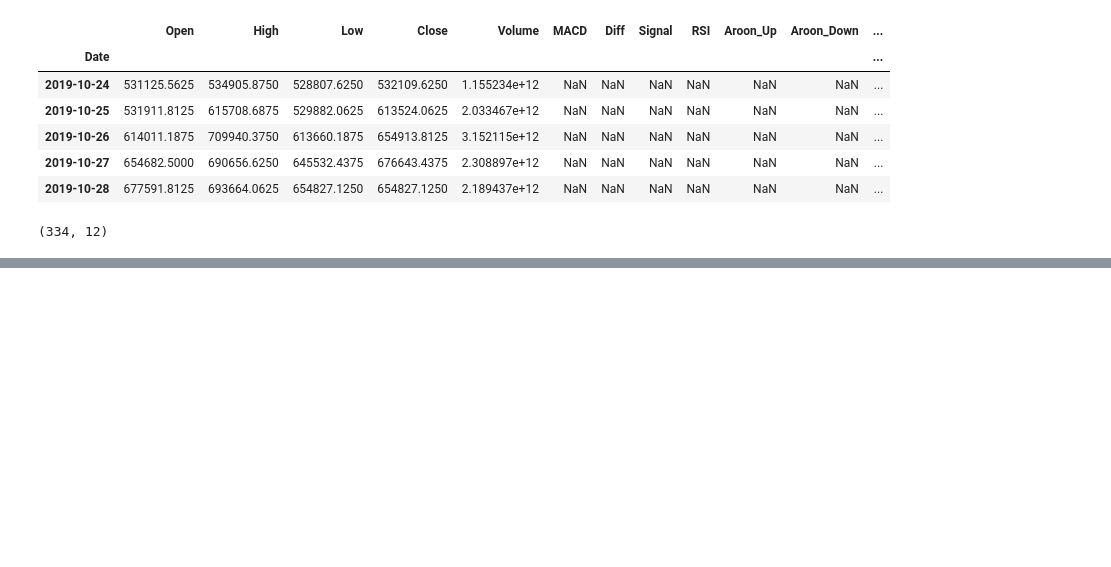
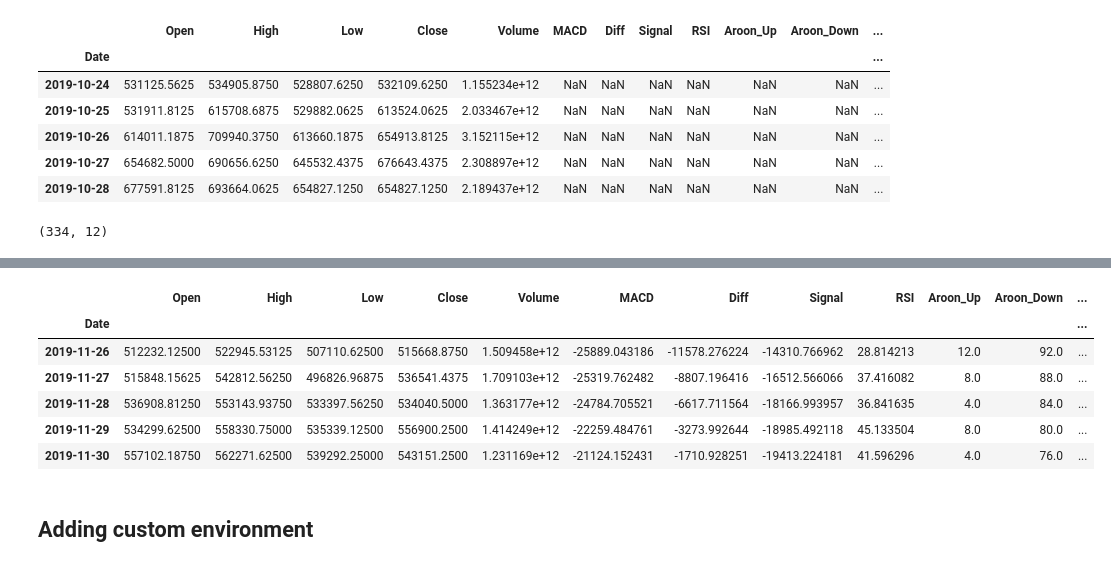
Before and after one commit to Xalt8/Crypto, a Jupyter notebook: reinforcement_learning_trading.ipynb, the cells around one changed output, grey strips where cells are left out. Drawn from its saved outputs; the diff is of its cells as text; code cells hidden in the pictures; blank space fills up the shorter version.

```diff
--- a/reinforcement_learning_trading.ipynb
+++ b/reinforcement_learning_trading.ipynb
@@ -127,0 +134,12 @@ new_df.shape
+# %%
+new_df.head()
+# %% [output]
+|  | Open | High | Low | Close | Volume | MACD | Diff | Signal | RSI | Aroon_Up | Aroon_Down | ... |
+| Date |  |  |  |  |  |  |  |  |  |  |  | ... |
+| 2019-11-26 | 512232.12500 | 522945.53125 | 507110.62500 | 515668.8750 | 1.509458e+12 | -25889.043186 | -11578.276224 | -14310.766962 | 28.814213 | 12.0 | 92.0 | ... |
+| 2019-11-27 | 515848.15625 | 542812.56250 | 496826.96875 | 536541.4375 | 1.709103e+12 | -25319.762482 | -8807.196416 | -16512.566066 | 37.416082 | 8.0 | 88.0 | ... |
+| 2019-11-28 | 536908.81250 | 553143.93750 | 533397.56250 | 534040.5000 | 1.363177e+12 | -24784.705521 | -6617.711564 | -18166.993957 | 36.841635 | 4.0 | 84.0 | ... |
+| 2019-11-29 | 534299.62500 | 558330.75000 | 535339.12500 | 556900.2500 | 1.414249e+12 | -22259.484761 | -3273.992644 | -18985.492118 | 45.133504 | 8.0 | 80.0 | ... |
+| 2019-11-30 | 557102.18750 | 562271.62500 | 539292.25000 | 543151.2500 | 1.231169e+12 | -21124.152431 | -1710.928251 | -19413.224181 | 41.596296 | 4.0 | 76.0 | ... |
+# %% [markdown]
+## Adding custom environment
```
Also changed, not shown: parts of 11 cells of this notebook.
